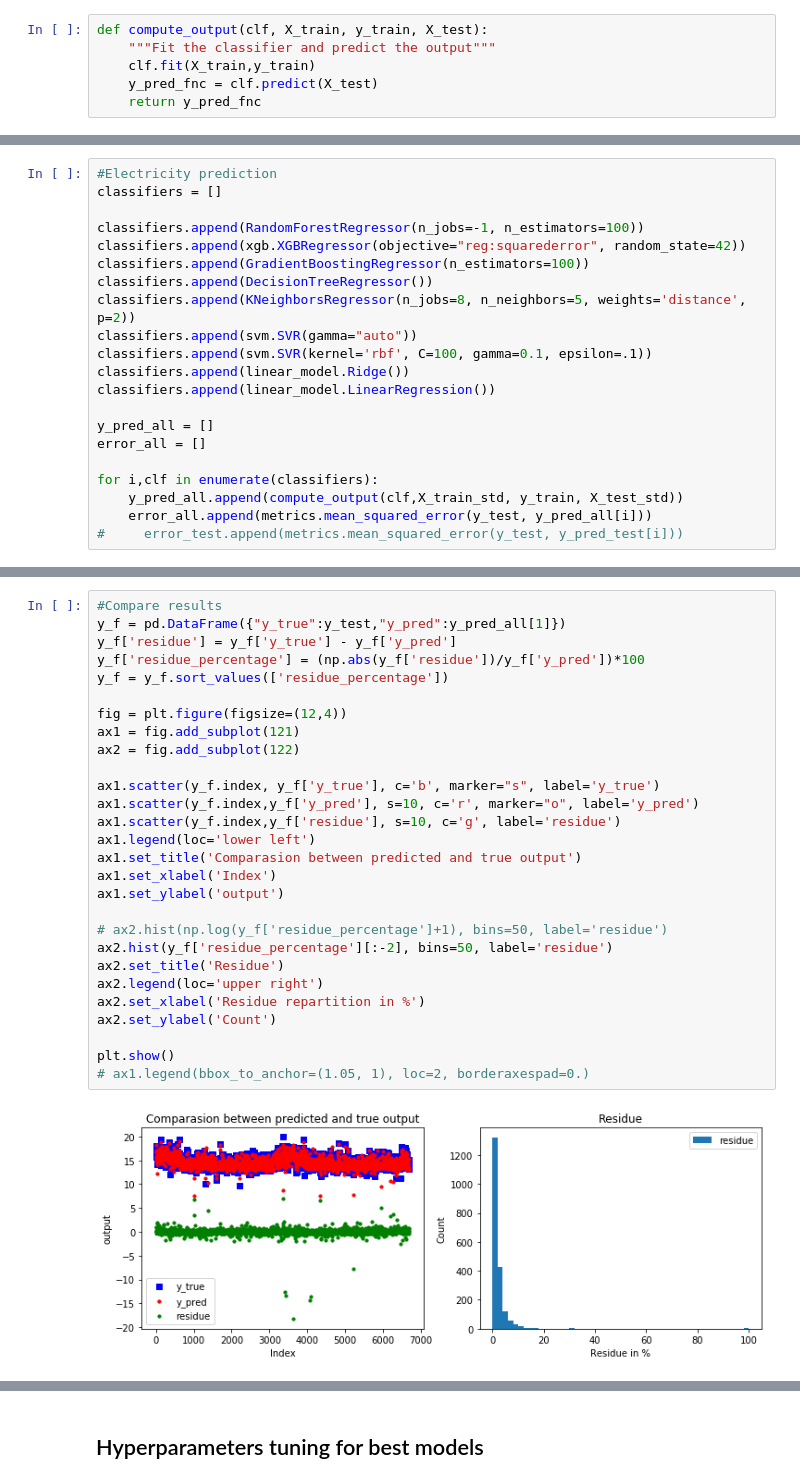
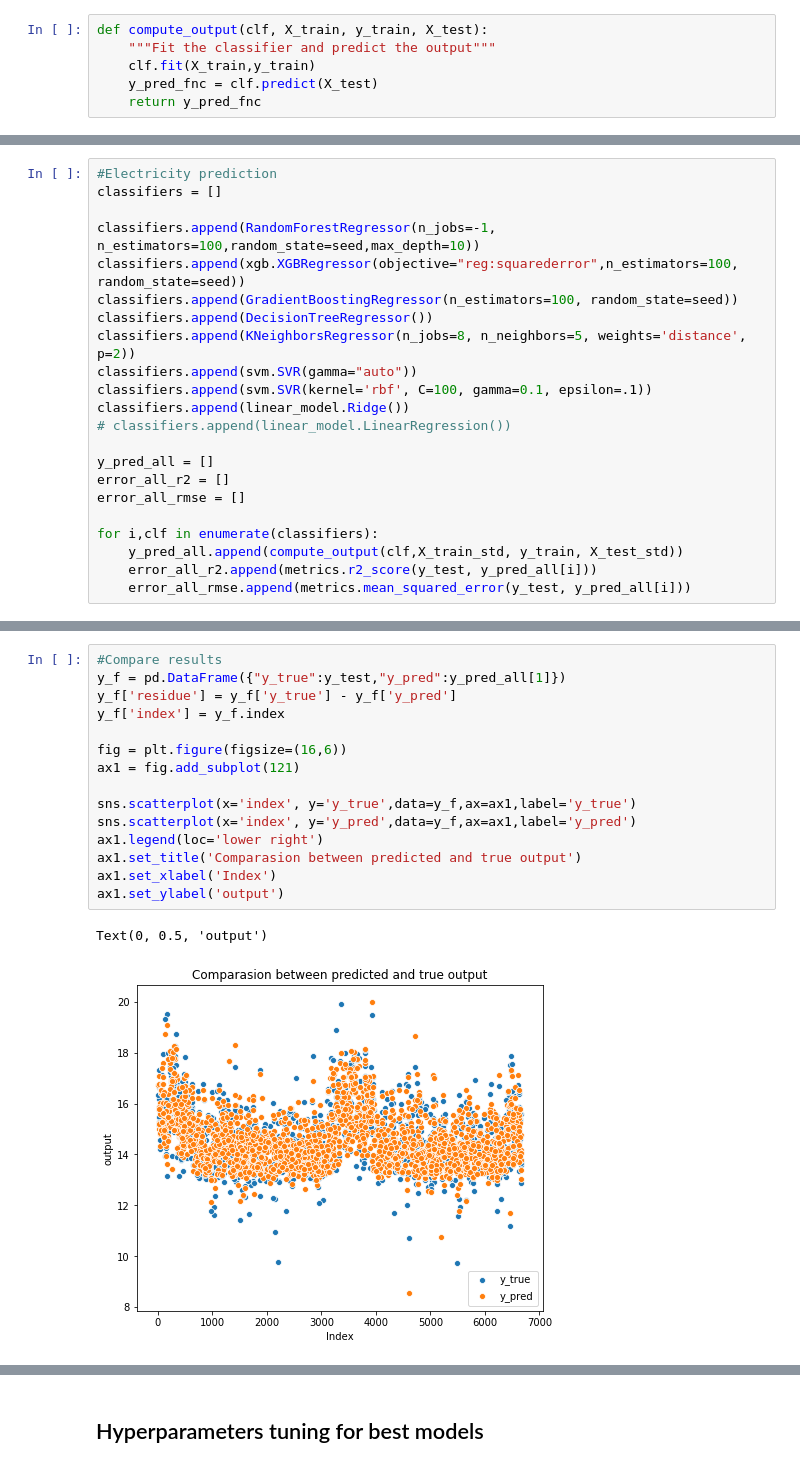
Before and after one commit to JulesLB/OpenClassroomsProject, a Jupyter notebook: Project4/Project4 _ Prediction.ipynb, the cells around one changed output, grey strips where cells are left out. Saved outputs shown, nothing was run; the diff lists cells and outputs as text.

```diff
--- a/Project4/Project4 _ Prediction.ipynb
+++ b/Project4/Project4 _ Prediction.ipynb
@@ -69,21 +82,22 @@ def compute_output(clf, X_train, y_train, X_test):
 #Electricity prediction
 classifiers = []
 
-classifiers.append(RandomForestRegressor(n_jobs=-1, n_estimators=100))
-classifiers.append(xgb.XGBRegressor(objective="reg:squarederror", random_state=42))
-classifiers.append(GradientBoostingRegressor(n_estimators=100))
+classifiers.append(RandomForestRegressor(n_jobs=-1, n_estimators=100,random_state=seed,max_depth=10))
+classifiers.append(xgb.XGBRegressor(objective="reg:squarederror",n_estimators=100, random_state=seed))
+classifiers.append(GradientBoostingRegressor(n_estimators=100, random_state=seed))
 classifiers.append(DecisionTreeRegressor())
 classifiers.append(KNeighborsRegressor(n_jobs=8, n_neighbors=5, weights='distance', p=2))
 classifiers.append(svm.SVR(gamma="auto"))
 classifiers.append(svm.SVR(kernel='rbf', C=100, gamma=0.1, epsilon=.1))
 classifiers.append(linear_model.Ridge())
-classifiers.append(linear_model.LinearRegression())
+# classifiers.append(linear_model.LinearRegression())
 
 y_pred_all = []
-error_all = []
+error_all_r2 = []
+error_all_rmse = []
 
 for i,clf in enumerate(classifiers):
     y_pred_all.append(compute_output(clf,X_train_std, y_train, X_test_std))
-    error_all.append(metrics.mean_squared_error(y_test, y_pred_all[i]))
-#     error_test.append(metrics.mean_squared_error(y_test, y_pred_test[i]))
+    error_all_r2.append(metrics.r2_score(y_test, y_pred_all[i]))
+    error_all_rmse.append(metrics.mean_squared_error(y_test, y_pred_all[i]))
 # %%
@@ -110,30 +130,18 @@ figure.tight_layout(pad=1.0)
 # %%
 #Compare results
 y_f = pd.DataFrame({"y_true":y_test,"y_pred":y_pred_all[1]})
 y_f['residue'] = y_f['y_true'] - y_f['y_pred']
-y_f['residue_percentage'] = (np.abs(y_f['residue'])/y_f['y_pred'])*100
-y_f = y_f.sort_values(['residue_percentage'])
+y_f['index'] = y_f.index
 
-fig = plt.figure(figsize=(12,4))
+fig = plt.figure(figsize=(16,6))
 ax1 = fig.add_subplot(121)
-ax2 = fig.add_subplot(122)
 
-ax1.scatter(y_f.index, y_f['y_true'], c='b', marker="s", label='y_true')
-ax1.scatter(y_f.index,y_f['y_pred'], s=10, c='r', marker="o", label='y_pred')
-ax1.scatter(y_f.index,y_f['residue'], s=10, c='g', label='residue')
-ax1.legend(loc='lower left')
+sns.scatterplot(x='index', y='y_true',data=y_f,ax=ax1,label='y_true')
+sns.scatterplot(x='index', y='y_pred',data=y_f,ax=ax1,label='y_pred')
+ax1.legend(loc='lower right')
 ax1.set_title('Comparasion between predicted and true output')
 ax1.set_xlabel('Index')
 ax1.set_ylabel('output')
-
-# ax2.hist(np.log(y_f['residue_percentage']+1), bins=50, label='residue')
-ax2.hist(y_f['residue_percentage'][:-2], bins=50, label='residue')
-ax2.set_title('Residue')
-ax2.legend(loc='upper right')
-ax2.set_xlabel('Residue repartition in %')
-ax2.set_ylabel('Count')
-
-plt.show()
-# ax1.legend(bbox_to_anchor=(1.05, 1), loc=2, borderaxespad=0.)
 # %% [output]
+Text(0, 0.5, 'output')
-[figure, old version]
+[figure, new version]
```
Also changed, not shown: parts of 76 cells of this notebook, 1 other file.
